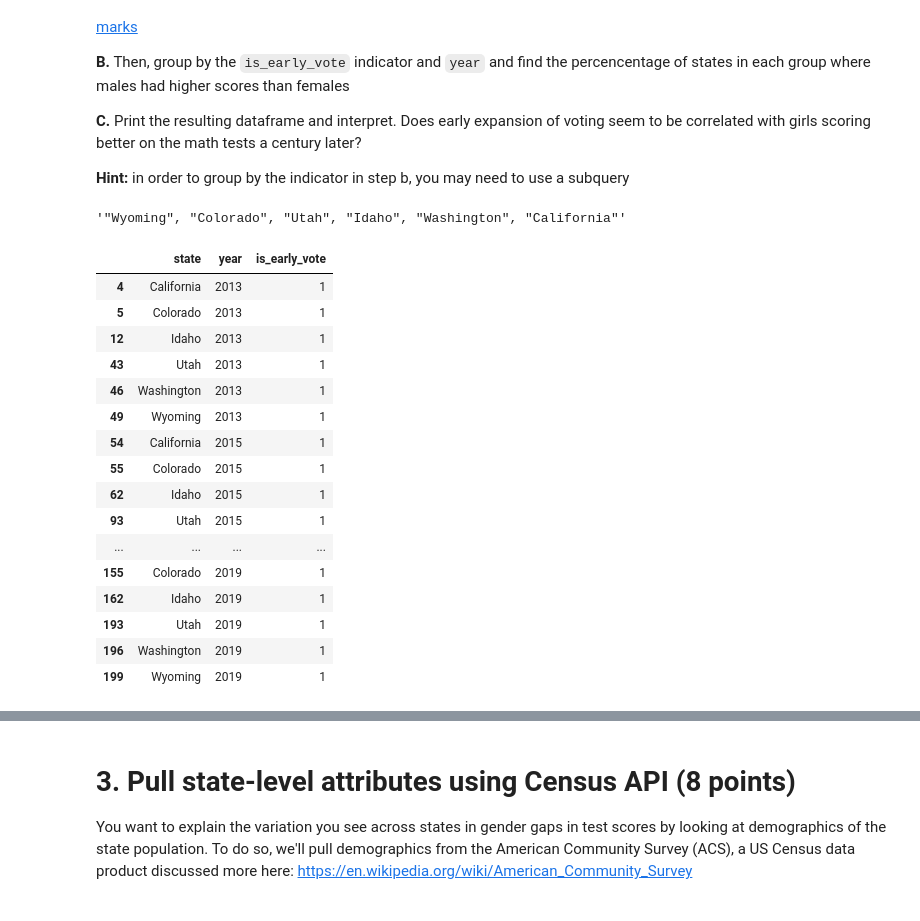
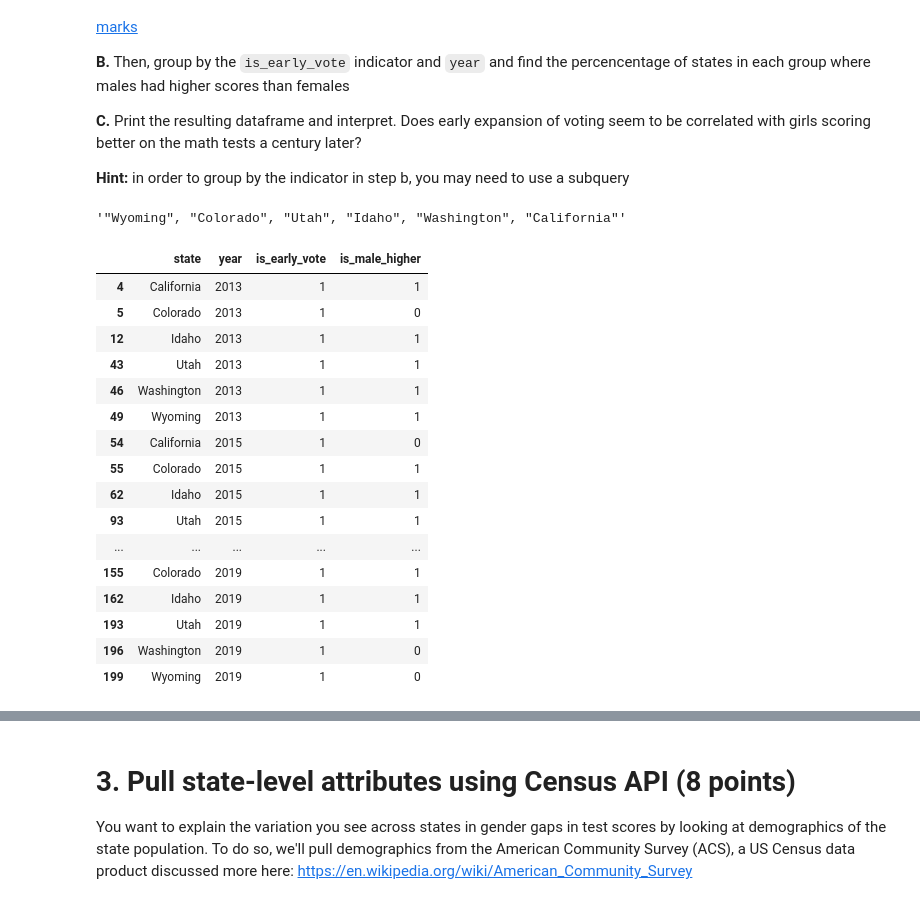
Before and after one commit to alexcraig043/qss-20, a Jupyter notebook: problemsets/pset5/pset5_f0055yb_f005g0v.ipynb, the cells around one changed output, grey strips where cells are left out. Saved outputs shown, nothing was run; the diff lists cells and outputs as text; code cells hidden in the pictures.

```diff
--- a/problemsets/pset5/pset5_f0055yb_f005g0v.ipynb
+++ b/problemsets/pset5/pset5_f0055yb_f005g0v.ipynb
@@ -467,36 +475,38 @@ list_suffrage = ["Wyoming", "Colorado", "Utah", "Idaho", "Washington", "Californ
 # %%
 ## your code here
 suffrage = ', '.join('"{0}"'.format(state) for state in list_suffrage )
 suffrage
 
 query = f"""
 SELECT *
 from(
-    select state, year,
-    CASE WHEN state IN ({suffrage}) THEN 1 ELSE 0 END AS is_early_vote
+    select state, year, male, female,
+    CASE WHEN state IN ({suffrage}) THEN 1 ELSE 0 END AS is_early_vote,
+    CASE WHEN male > female THEN 1 ELSE 0 END AS is_male_higher
     from math_gencompare
 ) as subquery
-    GROUP BY is_early_vote, year, state
+    GROUP BY is_early_vote, year, state, male, female
 """
 
 pct = pd.read_sql_query(query, cnx)
+pct.drop(columns=["male", "female"], inplace=True)
 pct[pct["is_early_vote"] == 1]
 # %% [output]
 '"Wyoming", "Colorado", "Utah", "Idaho", "Washington", "California"'
-|  | state | year | is_early_vote |
-| 4 | California | 2013 | 1 |
-| 5 | Colorado | 2013 | 1 |
-| 12 | Idaho | 2013 | 1 |
-| 43 | Utah | 2013 | 1 |
-| 46 | Washington | 2013 | 1 |
-| 49 | Wyoming | 2013 | 1 |
-| 54 | California | 2015 | 1 |
-| 55 | Colorado | 2015 | 1 |
-| 62 | Idaho | 2015 | 1 |
-| 93 | Utah | 2015 | 1 |
-| ... | ... | ... | ... |
-| 155 | Colorado | 2019 | 1 |
-| 162 | Idaho | 2019 | 1 |
-| 193 | Utah | 2019 | 1 |
-| 196 | Washington | 2019 | 1 |
-| 199 | Wyoming | 2019 | 1 |
+|  | state | year | is_early_vote | is_male_higher |
+| 4 | California | 2013 | 1 | 1 |
+| 5 | Colorado | 2013 | 1 | 0 |
+| 12 | Idaho | 2013 | 1 | 1 |
+| 43 | Utah | 2013 | 1 | 1 |
+| 46 | Washington | 2013 | 1 | 1 |
+| 49 | Wyoming | 2013 | 1 | 1 |
+| 54 | California | 2015 | 1 | 0 |
+| 55 | Colorado | 2015 | 1 | 1 |
+| 62 | Idaho | 2015 | 1 | 1 |
+| 93 | Utah | 2015 | 1 | 1 |
+| ... | ... | ... | ... | ... |
+| 155 | Colorado | 2019 | 1 | 1 |
+| 162 | Idaho | 2019 | 1 | 1 |
+| 193 | Utah | 2019 | 1 | 1 |
+| 196 | Washington | 2019 | 1 | 0 |
+| 199 | Wyoming | 2019 | 1 | 0 |
```
Also changed, not shown: parts of 7 cells of this notebook, 1 other file.
